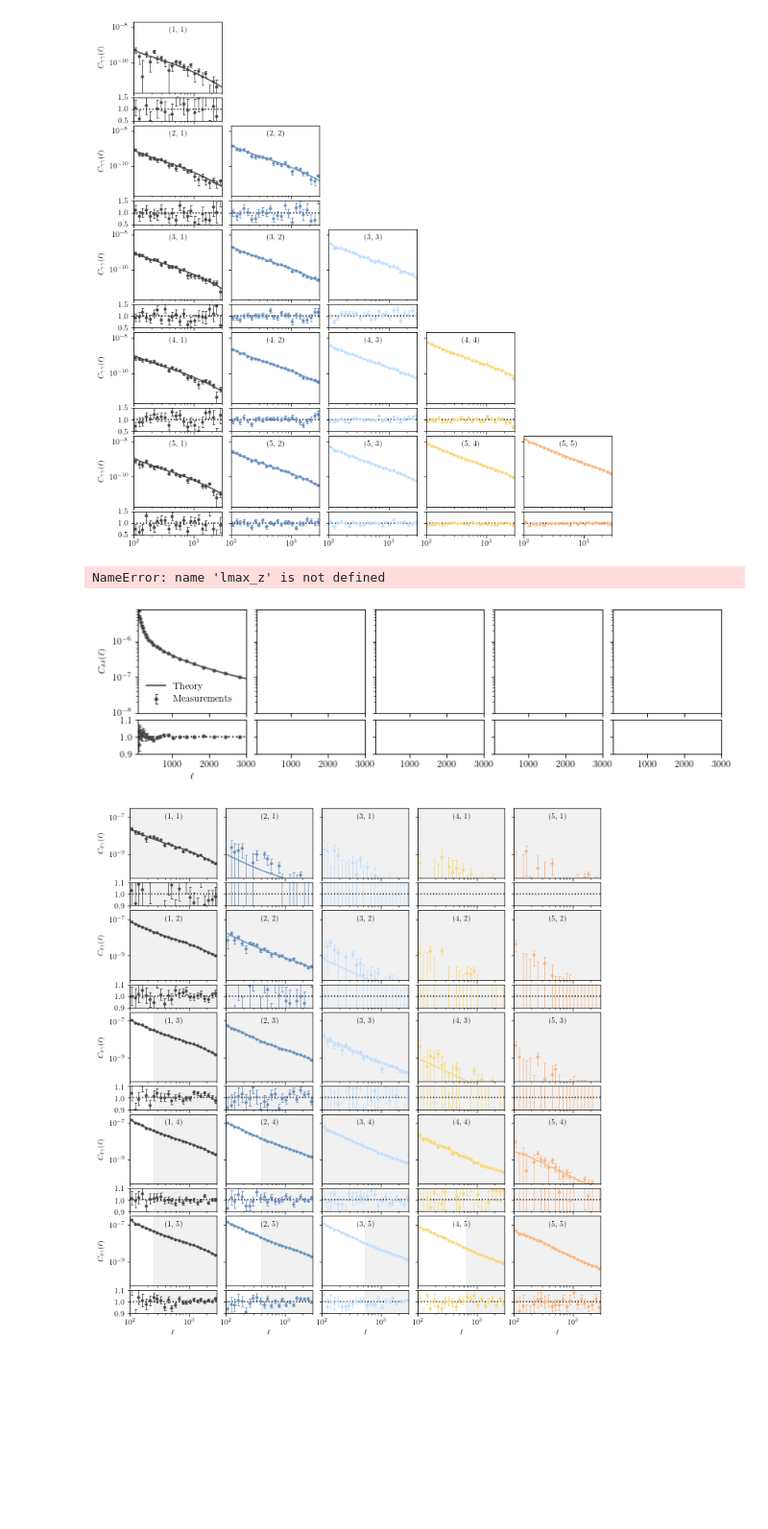
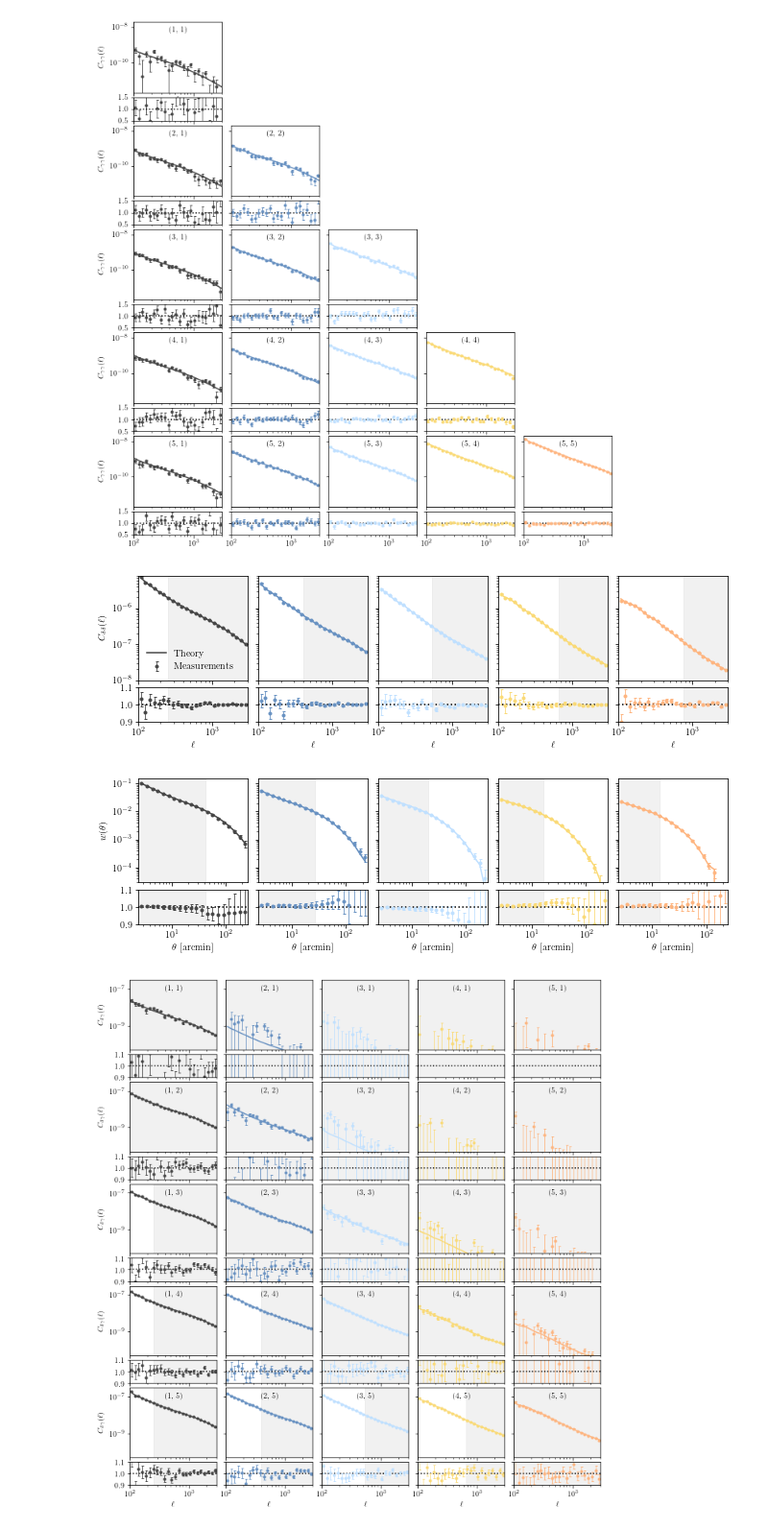
Before and after one commit to LSSTDESC/txpipe-cosmodc2, a Jupyter notebook: notebooks/PaperPlotsMeasurements.ipynb, the cells around one changed output. Shown at 96% size. Saved outputs shown, nothing was run; the diff lists cells and outputs as text; code cells hidden in the pictures; blank space fills up the shorter version.

Commit message:
Updating measurements to final plots and stats for gaussian sims with bias unity.

```diff
--- a/notebooks/PaperPlotsMeasurements.ipynb
+++ b/notebooks/PaperPlotsMeasurements.ipynb
@@ -13,21 +13,17 @@ plt.rc("font", family="serif")
 # %%
 dir = '../data_vectors/gaussian_sims/062722/area12300/June27/'
 
-file = 'summary_statistics_real_with_CosmoCov_covariance_onlycovOK.sacc'
-dr = sacc.Sacc.load_fits(dir+file)
-#file = 'twopoint_theory_real.sacc'
-#tr = sacc.Sacc.load_fits(dir+file)
-
-
-#gammax = sacc.Sacc.load_fits(dir+'twopoint_gamma_x.sacc')
-
-
+# fourier space
 file = 'analytic_noise/summary_statistics_fourier_shot_noise_scaled.sacc'
 df = sacc.Sacc.load_fits(dir+file)
 file = 'twopoint_theory_fourier.sacc'
 tf = sacc.Sacc.load_fits(dir+file)
 
-
+# real space
+file = 'summary_statistics_real.sacc'
+dr = sacc.Sacc.load_fits(dir+file)
+file = 'twopoint_theory_real.sacc'
+tr = sacc.Sacc.load_fits(dir+file)
 
 make_directory(dir + 'plots/paper_plots/')
 c = ["#474747", "#6992C2", "#C0E0FF", "#FADA77", "#FEB580", 'tomato', 'firebrick']
@@ -49,6 +45,7 @@ nsbins = 5
 nlbins = 5
 
 # GGL and clustering cuts as computed in https://github.com/LSSTDESC/txpipe-cosmodc2/blob/master/notebooks/ScaleCutsSRD.ipynb
+lmin = 100
 lmax_zl = [252.27086242, 401.05572005, 534.43202612, 653.61625038, 760.14254387]
 lmax_cs = 3000 #lmax for cosmic shear
 theta_min = [42.81112728, 26.92892648, 20.20836977, 16.52345699, 14.20786152] #arcmin
@@ -283,13 +282,13 @@ def plot_clustering_fourier(df, tf):
 # %%
 fig = plot_clustering_fourier(df, tf)
 plt.savefig(dir + 'plots/paper_plots/' + 'clustering_fourier.png', dpi = 500, bbox_inches = 'tight',  pad_inches = 0.1)
 plt.savefig(dir + 'plots/paper_plots/' + 'clustering_fourier.pdf', bbox_inches = 'tight',  pad_inches = 0.1)
-#fig = plot_clustering_real(dr, tr)
-#plt.savefig(dir + 'plots/paper_plots/' + 'clustering_real.png', dpi = 500, bbox_inches = 'tight',  pad_inches = 0.1)
-#plt.savefig(dir + 'plots/paper_plots/' + 'clustering_real.pdf', bbox_inches = 'tight',  pad_inches = 0.1)
+fig = plot_clustering_real(dr, tr)
+plt.savefig(dir + 'plots/paper_plots/' + 'clustering_real.png', dpi = 500, bbox_inches = 'tight',  pad_inches = 0.1)
+plt.savefig(dir + 'plots/paper_plots/' + 'clustering_real.pdf', bbox_inches = 'tight',  pad_inches = 0.1)
 # %% [output]
-NameError: name 'lmax_z' is not defined
-[figure, old version]
+[figure, new version]
+[figure, added]
 # %%
 def plot_ggl_fourier(df, tf):
 
```
Also changed, not shown: parts of 5 cells of this notebook, 2 other files.
